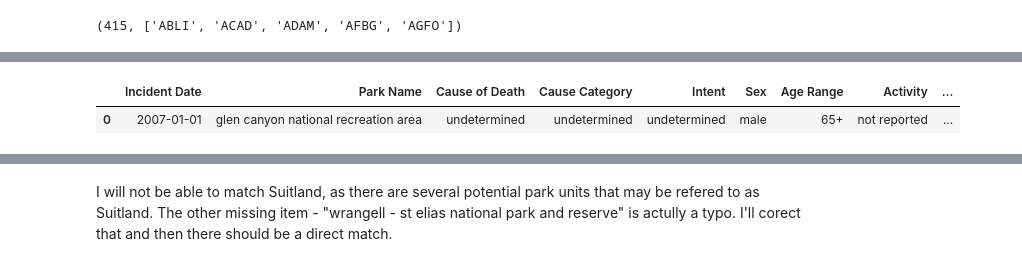
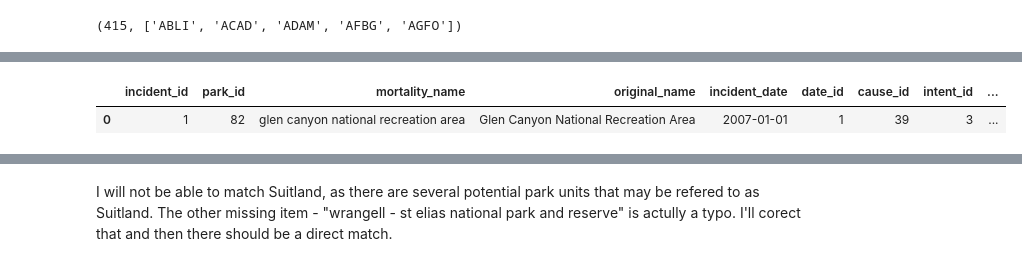
Before and after one commit to jeccalong/NPS_Mortality_Analysis, a Jupyter notebook: Notebooks/aquisitionAndCleaning.ipynb, the cells around one changed output, grey strips where cells are left out. Saved outputs shown, nothing was run; the diff lists cells and outputs as text; code cells hidden in the pictures.

```diff
--- a/Notebooks/aquisitionAndCleaning.ipynb
+++ b/Notebooks/aquisitionAndCleaning.ipynb
@@ -577,6 +577,8 @@ date_to_id = dict(zip(df_dates['date'].dt.date, df_dates['date_id']))
 df_mortality_incidents = pd.DataFrame({
     'incident_id': range(1, len(df) + 1),
     'park_id': df['mortality_name'].map(park_to_id),
+    'mortality_name': df['mortality_name'],
+    'original_name': df['original_name'],
     'incident_date': df['incident_date'],
     'date_id': df['incident_date'].map(date_to_id),
     'cause_id': df['cause'].map(cause_to_id),
@@ -1221,8 +1226,8 @@ Name: Visit Code, Length: 78652, dtype: object
 # %%
-df.head(1)
+df_mortality_incidents.head(1)
 # %% [output]
-|  | Incident Date | Park Name | Cause of Death | Cause Category | Intent | Sex | Age Range | Activity | ... |
-| 0 | 2007-01-01 | glen canyon national recreation area | undetermined | undetermined | undetermined | male | 65+ | not reported | ... |
+|  | incident_id | park_id | mortality_name | original_name | incident_date | date_id | cause_id | intent_id | ... |
+| 0 | 1 | 82 | glen canyon national recreation area | Glen Canyon National Recreation Area | 2007-01-01 | 1 | 39 | 3 | ... |
 # %%
 df_visit_codes
 # %% [output]
```
Also changed, not shown: parts of 46 cells of this notebook.
